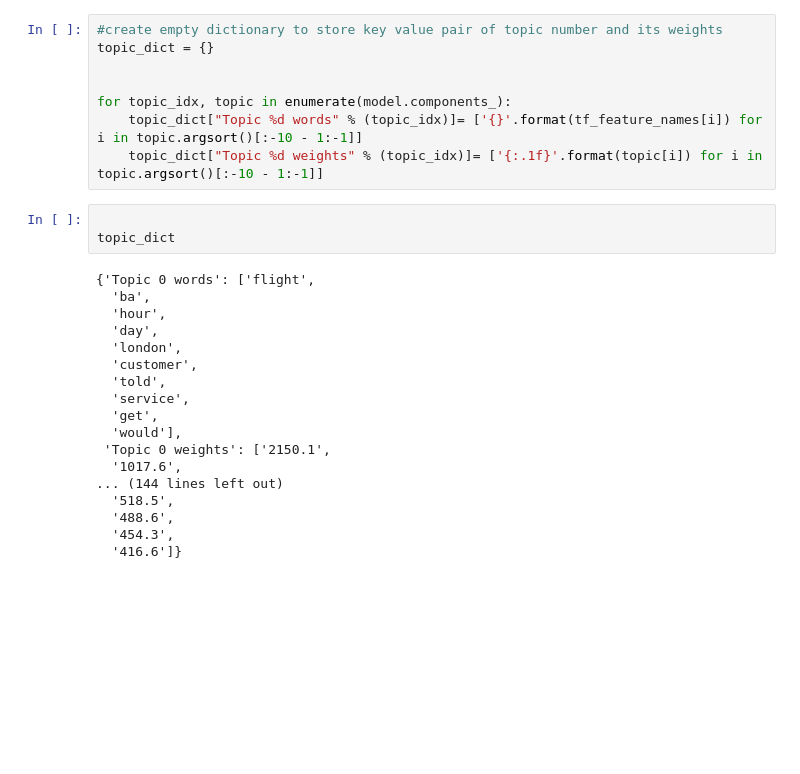
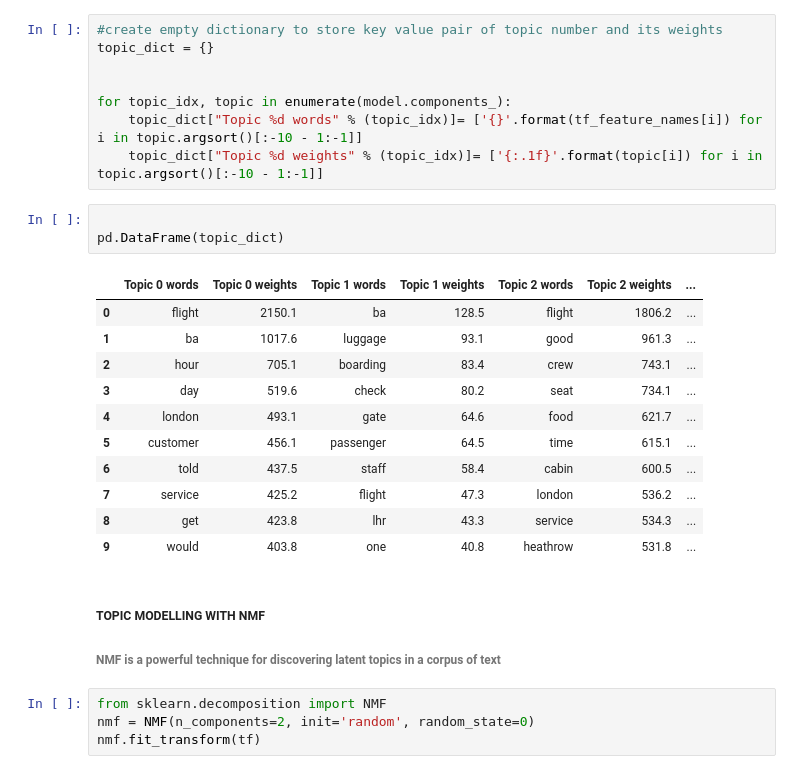
Before and after one commit to Ibeabuchi1/BA_internship, a Jupyter notebook: eda/eda_review.ipynb, the cells around one changed output. Saved outputs shown, nothing was run; the diff lists cells and outputs as text; blank space fills up the shorter version.

Commit message:
topic modelling with NMF

```diff
--- a/eda/eda_review.ipynb
+++ b/eda/eda_review.ipynb
@@ -397,22 +376,23 @@ for topic_idx, topic in enumerate(model.components_):
     topic_dict["Topic %d weights" % (topic_idx)]= ['{:.1f}'.format(topic[i]) for i in topic.argsort()[:-10 - 1:-1]]
 # %%
 
-topic_dict
+pd.DataFrame(topic_dict)
 # %% [output]
-{'Topic 0 words': ['flight',
-  'ba',
-  'hour',
-  'day',
-  'london',
-  'customer',
-  'told',
-  'service',
-  'get',
-  'would'],
- 'Topic 0 weights': ['2150.1',
-  '1017.6',
-... (144 lines left out)
-  '518.5',
-  '488.6',
-  '454.3',
-  '416.6']}
+|  | Topic 0 words | Topic 0 weights | Topic 1 words | Topic 1 weights | Topic 2 words | Topic 2 weights | ... |
+| 0 | flight | 2150.1 | ba | 128.5 | flight | 1806.2 | ... |
+| 1 | ba | 1017.6 | luggage | 93.1 | good | 961.3 | ... |
+| 2 | hour | 705.1 | boarding | 83.4 | crew | 743.1 | ... |
+| 3 | day | 519.6 | check | 80.2 | seat | 734.1 | ... |
+| 4 | london | 493.1 | gate | 64.6 | food | 621.7 | ... |
+| 5 | customer | 456.1 | passenger | 64.5 | time | 615.1 | ... |
+| 6 | told | 437.5 | staff | 58.4 | cabin | 600.5 | ... |
+| 7 | service | 425.2 | flight | 47.3 | london | 536.2 | ... |
+| 8 | get | 423.8 | lhr | 43.3 | service | 534.3 | ... |
+| 9 | would | 403.8 | one | 40.8 | heathrow | 531.8 | ... |
+# %% [markdown]
+##### TOPIC MODELLING WITH NMF
+###### NMF is a powerful technique for discovering latent topics in a corpus of text
+# %%
+from sklearn.decomposition import NMF
+nmf = NMF(n_components=2, init='random', random_state=0)
+nmf.fit_transform(tf)
```
Also changed, not shown: parts of 4 cells of this notebook.
